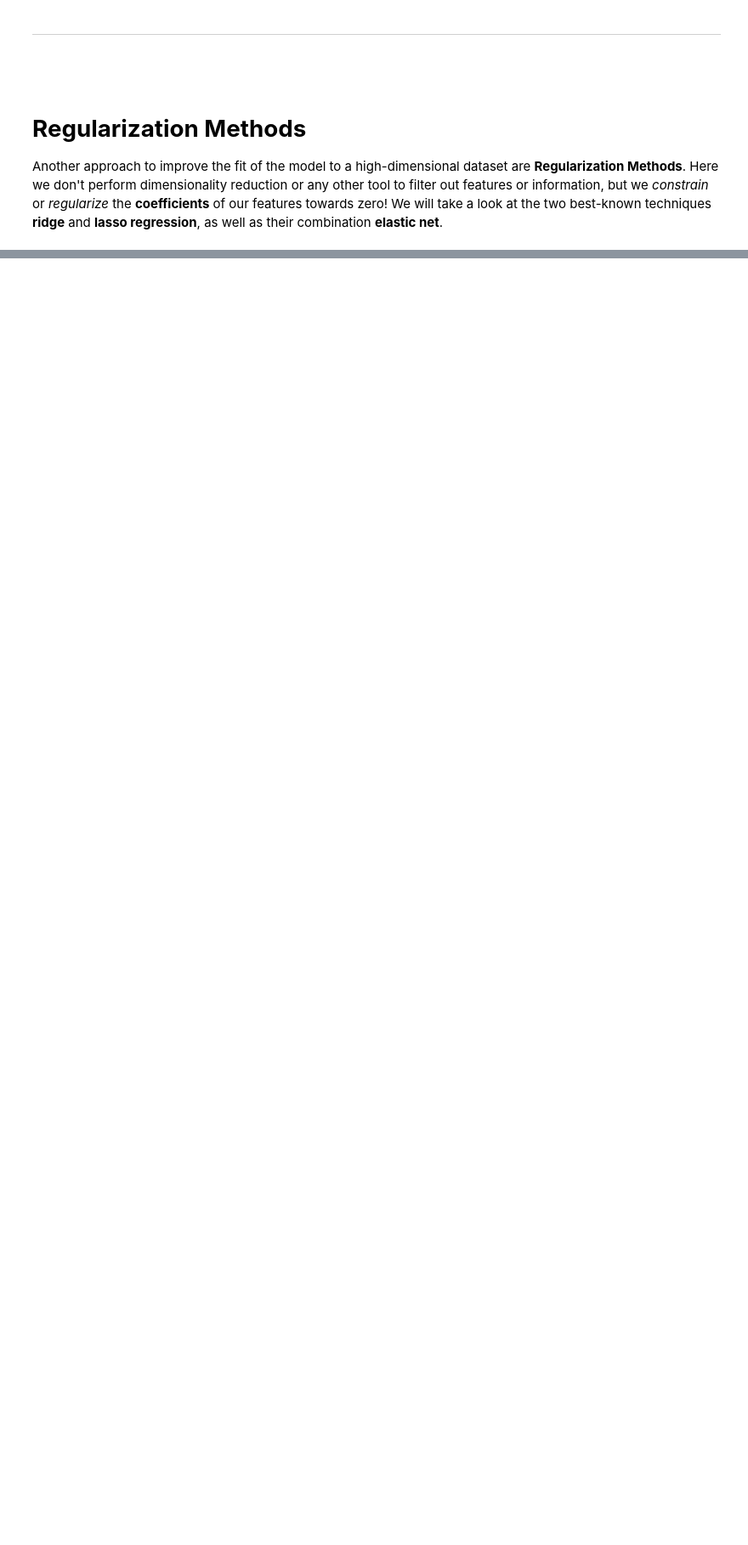
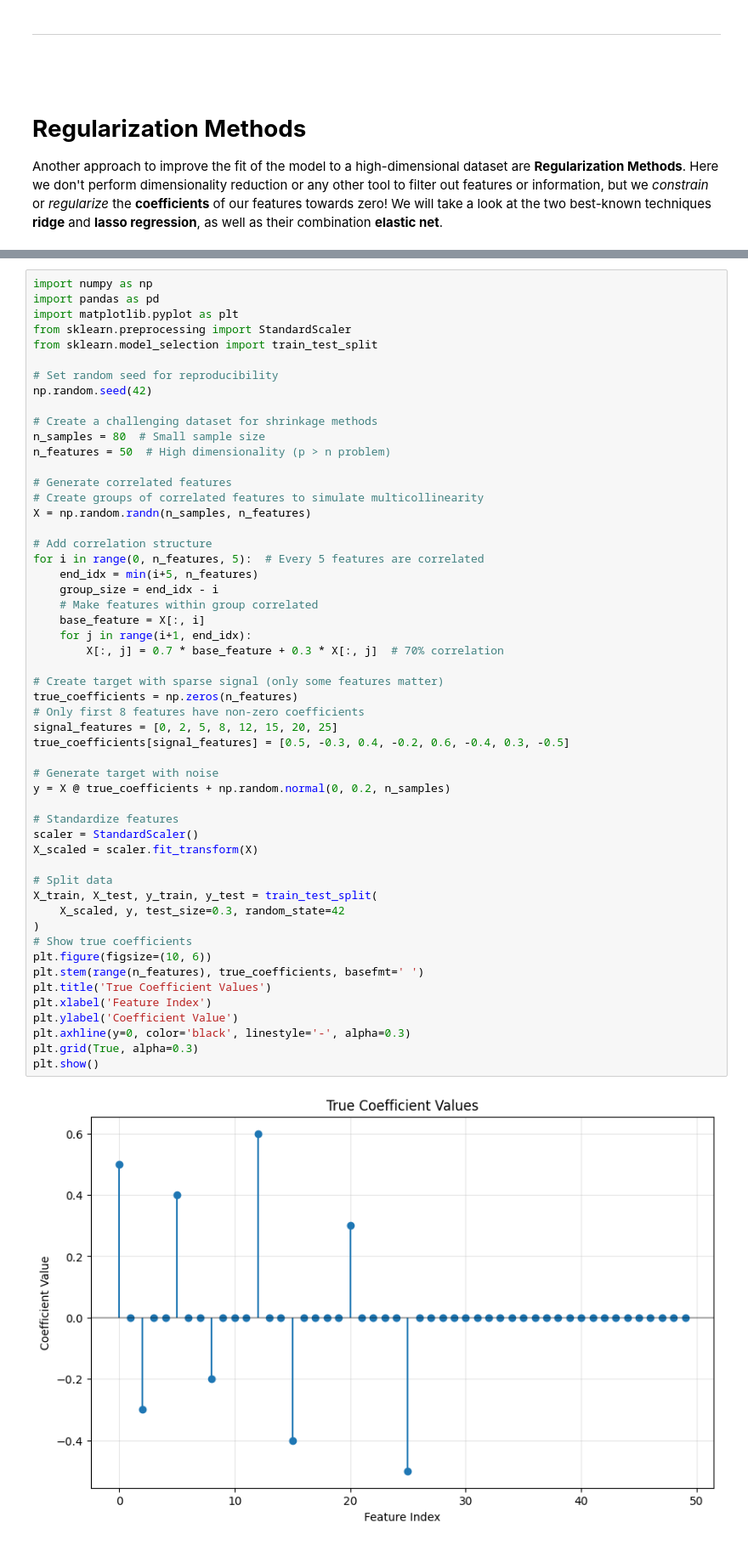
Before and after one commit to Jamoser123/PNR_Advanced_DataScience, a Jupyter notebook: 4_Feature_Selection_Regularization/HandsOn_Feature_Selection.ipynb, the cells around one changed output, grey strips where cells are left out. Shown at 85% size. Drawn from its saved outputs; the diff is of its cells as text; blank space fills up the shorter version.

```diff
--- a/4_Feature_Selection_Regularization/HandsOn_Feature_Selection.ipynb
+++ b/4_Feature_Selection_Regularization/HandsOn_Feature_Selection.ipynb
@@ -992,0 +809,55 @@ plt.show()
+# %%
+import numpy as np
+import pandas as pd
+import matplotlib.pyplot as plt
+from sklearn.preprocessing import StandardScaler
+from sklearn.model_selection import train_test_split
+
+# Set random seed for reproducibility
+np.random.seed(42)
+
+# Create a challenging dataset for shrinkage methods
+n_samples = 80  # Small sample size
+n_features = 50  # High dimensionality (p > n problem)
+
+# Generate correlated features
+# Create groups of correlated features to simulate multicollinearity
+X = np.random.randn(n_samples, n_features)
+
+# Add correlation structure
+for i in range(0, n_features, 5):  # Every 5 features are correlated
+    end_idx = min(i+5, n_features)
+    group_size = end_idx - i
+    # Make features within group correlated
+    base_feature = X[:, i]
+    for j in range(i+1, end_idx):
+        X[:, j] = 0.7 * base_feature + 0.3 * X[:, j]  # 70% correlation
+
+# Create target with sparse signal (only some features matter)
+true_coefficients = np.zeros(n_features)
+# Only first 8 features have non-zero coefficients
+signal_features = [0, 2, 5, 8, 12, 15, 20, 25]
+true_coefficients[signal_features] = [0.5, -0.3, 0.4, -0.2, 0.6, -0.4, 0.3, -0.5]
+
+# Generate target with noise
+y = X @ true_coefficients + np.random.normal(0, 0.2, n_samples)
+
+# Standardize features
+scaler = StandardScaler()
+X_scaled = scaler.fit_transform(X)
+
+# Split data
+X_train, X_test, y_train, y_test = train_test_split(
+    X_scaled, y, test_size=0.3, random_state=42
+)
+# Show true coefficients
+plt.figure(figsize=(10, 6))
+plt.stem(range(n_features), true_coefficients, basefmt=' ')
+plt.title('True Coefficient Values')
+plt.xlabel('Feature Index')
+plt.ylabel('Coefficient Value')
+plt.axhline(y=0, color='black', linestyle='-', alpha=0.3)
+plt.grid(True, alpha=0.3)
+plt.show()
+# %% [output]
+[figure, added]
```
Also changed, not shown: parts of 52 cells of this notebook, 3 other files.
